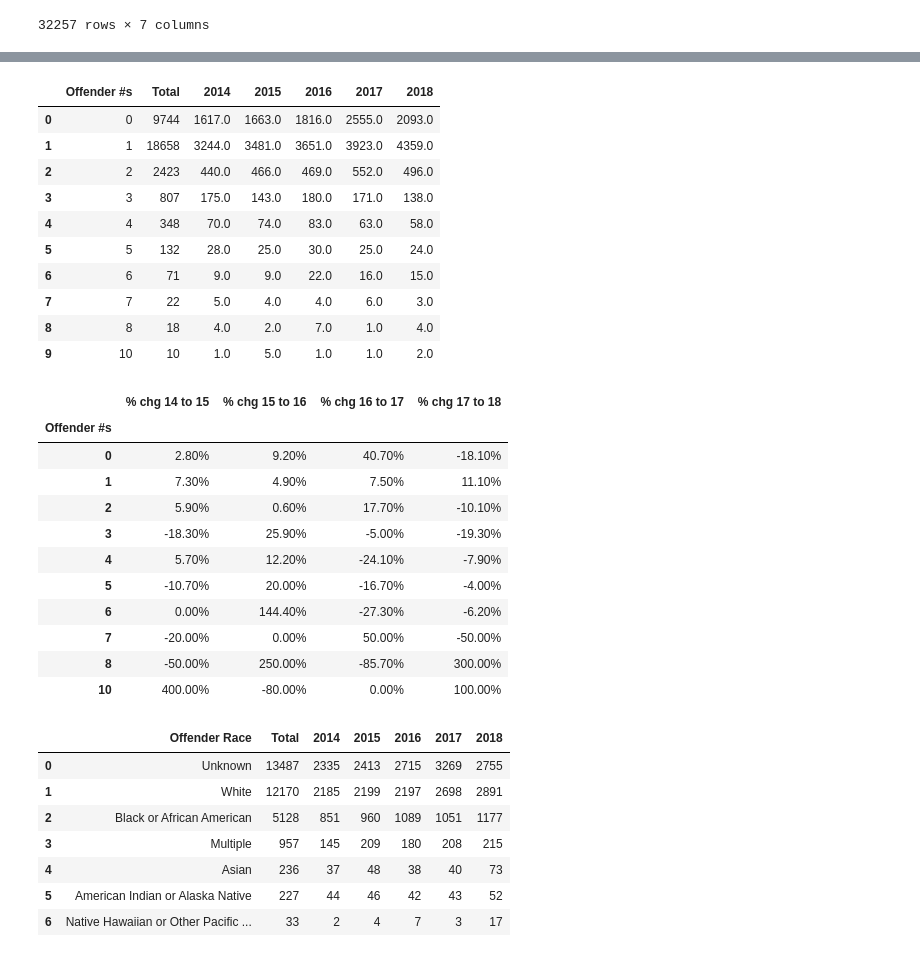
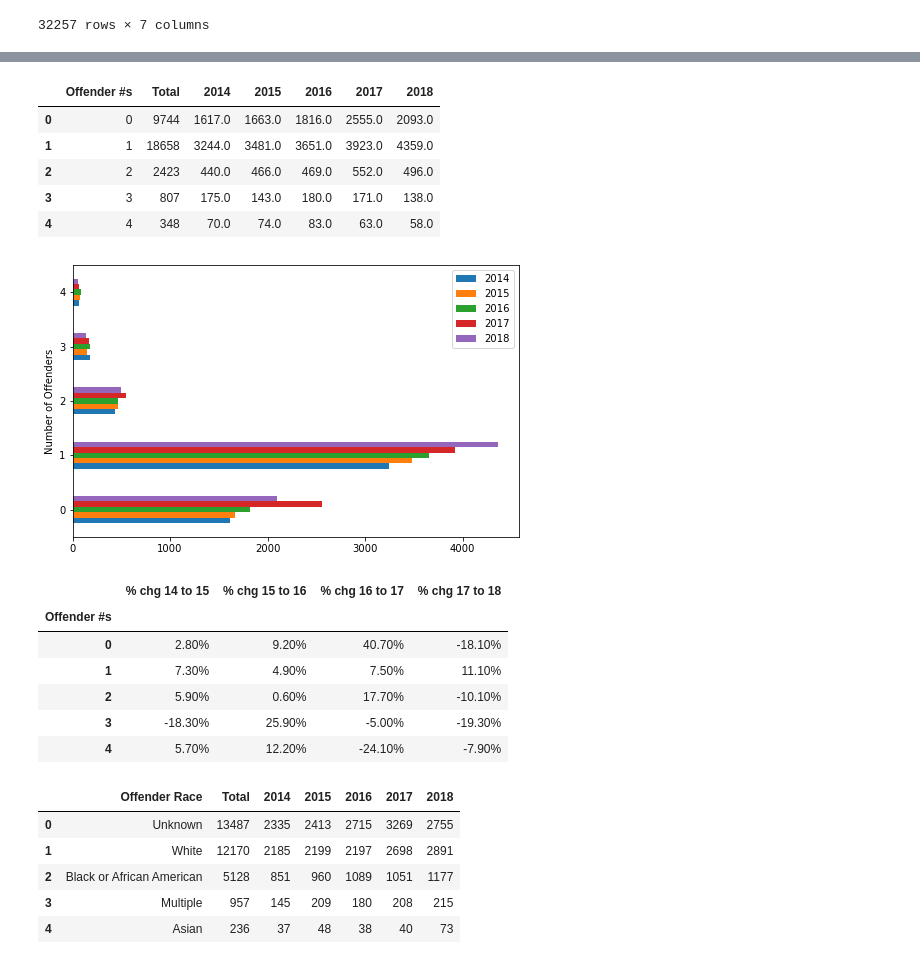
Before and after one commit to sjplaza/privateinvestigators, a Jupyter notebook: counts.ipynb, the cells around one changed output, grey strips where cells are left out. Saved outputs shown, nothing was run; the diff lists cells and outputs as text; code cells hidden in the pictures.

```diff
--- a/counts.ipynb
+++ b/counts.ipynb
@@ -110,37 +108,40 @@ count_chart
 # %%
 offenders = years_df['TOTAL_OFFENDER_COUNT'].value_counts()
 offenders = pd.DataFrame(offenders).sort_index().rename(columns={'TOTAL_OFFENDER_COUNT':'Total'})
 
 offender14 = years_df.loc[years_df['DATA_YEAR'] == 2014,:]['TOTAL_OFFENDER_COUNT'].value_counts()
 offender14_df = pd.DataFrame(offender14).sort_index().rename(columns={'TOTAL_OFFENDER_COUNT':'2014'})
 
 offender15 = years_df.loc[years_df['DATA_YEAR'] == 2015,:]['TOTAL_OFFENDER_COUNT'].value_counts()
 offender15_df = pd.DataFrame(offender15).sort_index().rename(columns={'TOTAL_OFFENDER_COUNT':'2015'})
 
 offender16 = years_df.loc[years_df['DATA_YEAR'] == 2016,:]['TOTAL_OFFENDER_COUNT'].value_counts()
 offender16_df = pd.DataFrame(offender16).sort_index().rename(columns={'TOTAL_OFFENDER_COUNT':'2016'})
 
 offender17 = years_df.loc[years_df['DATA_YEAR'] == 2017,:]['TOTAL_OFFENDER_COUNT'].value_counts()
 offender17_df = pd.DataFrame(offender17).sort_index().rename(columns={'TOTAL_OFFENDER_COUNT':'2017'})
 
 offender18 = years_df.loc[years_df['DATA_YEAR'] == 2018,:]['TOTAL_OFFENDER_COUNT'].value_counts()
 offender18_df = pd.DataFrame(offender18).sort_index().rename(columns={'TOTAL_OFFENDER_COUNT':'2018'})
 
 off_updtd = pd.concat([offenders, offender14_df, offender15_df, offender16_df, offender17_df, offender18_df], axis=1)
-offender_df = off_updtd.dropna().reset_index().rename(columns={'index': 'Offender #s'})
-offender_df.sort_values(by=['Offender #s'], ascending=True)
+offender_df = off_updtd.dropna().reset_index().rename(columns={
+    'index': 'Offender #s'}).sort_values(by=['Offender #s'], ascending=True).head()
+offender_df
 # %% [output]
 |  | Offender #s | Total | 2014 | 2015 | 2016 | 2017 | 2018 |
 | 0 | 0 | 9744 | 1617.0 | 1663.0 | 1816.0 | 2555.0 | 2093.0 |
 | 1 | 1 | 18658 | 3244.0 | 3481.0 | 3651.0 | 3923.0 | 4359.0 |
 | 2 | 2 | 2423 | 440.0 | 466.0 | 469.0 | 552.0 | 496.0 |
 | 3 | 3 | 807 | 175.0 | 143.0 | 180.0 | 171.0 | 138.0 |
 | 4 | 4 | 348 | 70.0 | 74.0 | 83.0 | 63.0 | 58.0 |
-| 5 | 5 | 132 | 28.0 | 25.0 | 30.0 | 25.0 | 24.0 |
-| 6 | 6 | 71 | 9.0 | 9.0 | 22.0 | 16.0 | 15.0 |
-| 7 | 7 | 22 | 5.0 | 4.0 | 4.0 | 6.0 | 3.0 |
-| 8 | 8 | 18 | 4.0 | 2.0 | 7.0 | 1.0 | 4.0 |
-| 9 | 10 | 10 | 1.0 | 5.0 | 1.0 | 1.0 | 2.0 |
+# %%
+multi_plot = offender_df[['2014', '2015', '2016', '2017', '2018']].plot(kind = 'barh', figsize = (8,5))
+multi_plot.set_yticklabels(offender_df['Offender #s'], rotation = 0)
+plt.ylabel('Number of Offenders')
+plt.show()
+# %% [output]
+[figure, added]
 # %%
 per_change1 = (((offender_df['2015']) - (offender_df['2014'])) / (offender_df['2014'])).round(3)
 per_change2 = (((offender_df['2016']) - (offender_df['2015'])) / (offender_df['2015'])).round(3)
@@ -167,11 +168,6 @@ offender_chart
 | 2 | 5.90% | 0.60% | 17.70% | -10.10% |
 | 3 | -18.30% | 25.90% | -5.00% | -19.30% |
 | 4 | 5.70% | 12.20% | -24.10% | -7.90% |
-| 5 | -10.70% | 20.00% | -16.70% | -4.00% |
-| 6 | 0.00% | 144.40% | -27.30% | -6.20% |
-| 7 | -20.00% | 0.00% | 50.00% | -50.00% |
-| 8 | -50.00% | 250.00% | -85.70% | 300.00% |
-| 10 | 400.00% | -80.00% | 0.00% | 100.00% |
 # %%
 off_race = years_df['OFFENDER_RACE'].value_counts()
 off_race = pd.DataFrame(off_race).sort_index().rename(columns={'OFFENDER_RACE':'Total'})
@@ -192,8 +188,9 @@ offrace18 = years_df.loc[years_df['DATA_YEAR'] == 2018,:]['OFFENDER_RACE'].value
 offrace18_df = pd.DataFrame(offrace18).sort_index().rename(columns={'OFFENDER_RACE':'2018'})
 
 offrace_df = pd.concat([off_race, offrace14_df, offrace15_df, offrace16_df, offrace17_df, offrace18_df], axis=1)
-off_race_df = offrace_df.reset_index().rename(columns={'index':'Offender Race'})
-off_race_df.sort_values(by=['Total'], ascending=False).reset_index(drop=True)
+off_race_df = offrace_df.reset_index().rename(columns={'index':'Offender Race'}).sort_values(by=[
+    'Total'], ascending=False).reset_index(drop=True).head()
+off_race_df
 # %% [output]
 |  | Offender Race | Total | 2014 | 2015 | 2016 | 2017 | 2018 |
 | 0 | Unknown | 13487 | 2335 | 2413 | 2715 | 3269 | 2755 |
@@ -201,5 +198,3 @@ off_race_df.sort_values(by=['Total'], ascending=False).reset_index(drop=True)
 | 2 | Black or African American | 5128 | 851 | 960 | 1089 | 1051 | 1177 |
 | 3 | Multiple | 957 | 145 | 209 | 180 | 208 | 215 |
 | 4 | Asian | 236 | 37 | 48 | 38 | 40 | 73 |
-| 5 | American Indian or Alaska Native | 227 | 44 | 46 | 42 | 43 | 52 |
-| 6 | Native Hawaiian or Other Pacific ... | 33 | 2 | 4 | 7 | 3 | 17 |
```
Also changed, not shown: parts of 5 cells of this notebook, 20 other files.
